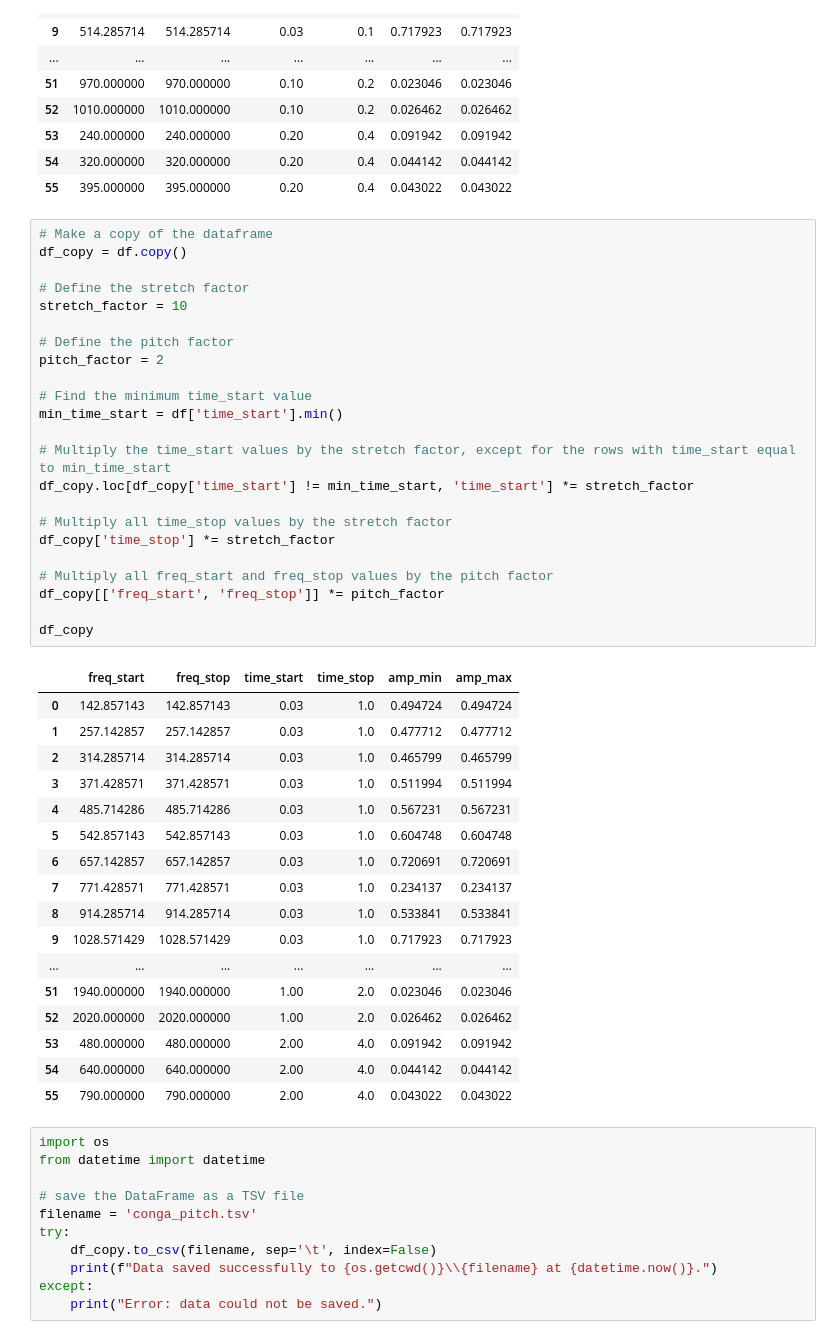
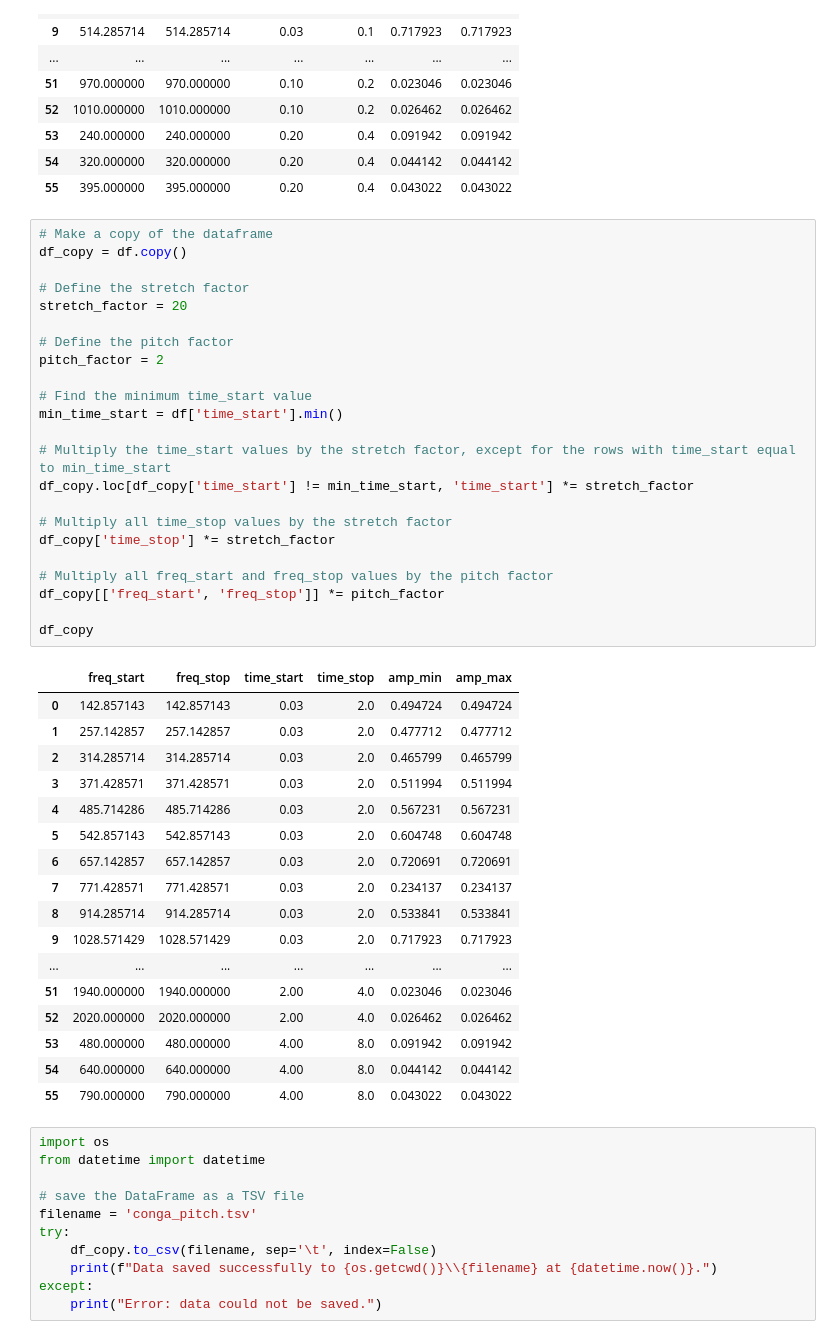
Before and after one commit to egorpol/audiospylt, a Jupyter notebook: df_pitch_stretch.ipynb, the cells around one changed output. Drawn from its saved outputs; the diff is of its cells as text.

```diff
--- a/df_pitch_stretch.ipynb
+++ b/df_pitch_stretch.ipynb
@@ -27,44 +27,44 @@ display(df)
 # %%
 # Make a copy of the dataframe
 df_copy = df.copy()
 
 # Define the stretch factor
-stretch_factor = 10
+stretch_factor = 20
 
 # Define the pitch factor
 pitch_factor = 2
 
 # Find the minimum time_start value
 min_time_start = df['time_start'].min()
 
 # Multiply the time_start values by the stretch factor, except for the rows with time_start equal to min_time_start
 df_copy.loc[df_copy['time_start'] != min_time_start, 'time_start'] *= stretch_factor
 
 # Multiply all time_stop values by the stretch factor
 df_copy['time_stop'] *= stretch_factor
 
 # Multiply all freq_start and freq_stop values by the pitch factor
 df_copy[['freq_start', 'freq_stop']] *= pitch_factor
 
 df_copy
 # %% [output]
 |  | freq_start | freq_stop | time_start | time_stop | amp_min | amp_max |
-| 0 | 142.857143 | 142.857143 | 0.03 | 1.0 | 0.494724 | 0.494724 |
-| 1 | 257.142857 | 257.142857 | 0.03 | 1.0 | 0.477712 | 0.477712 |
-| 2 | 314.285714 | 314.285714 | 0.03 | 1.0 | 0.465799 | 0.465799 |
-| 3 | 371.428571 | 371.428571 | 0.03 | 1.0 | 0.511994 | 0.511994 |
-| 4 | 485.714286 | 485.714286 | 0.03 | 1.0 | 0.567231 | 0.567231 |
-| 5 | 542.857143 | 542.857143 | 0.03 | 1.0 | 0.604748 | 0.604748 |
-| 6 | 657.142857 | 657.142857 | 0.03 | 1.0 | 0.720691 | 0.720691 |
-| 7 | 771.428571 | 771.428571 | 0.03 | 1.0 | 0.234137 | 0.234137 |
-| 8 | 914.285714 | 914.285714 | 0.03 | 1.0 | 0.533841 | 0.533841 |
-| 9 | 1028.571429 | 1028.571429 | 0.03 | 1.0 | 0.717923 | 0.717923 |
+| 0 | 142.857143 | 142.857143 | 0.03 | 2.0 | 0.494724 | 0.494724 |
+| 1 | 257.142857 | 257.142857 | 0.03 | 2.0 | 0.477712 | 0.477712 |
+| 2 | 314.285714 | 314.285714 | 0.03 | 2.0 | 0.465799 | 0.465799 |
+| 3 | 371.428571 | 371.428571 | 0.03 | 2.0 | 0.511994 | 0.511994 |
+| 4 | 485.714286 | 485.714286 | 0.03 | 2.0 | 0.567231 | 0.567231 |
+| 5 | 542.857143 | 542.857143 | 0.03 | 2.0 | 0.604748 | 0.604748 |
+| 6 | 657.142857 | 657.142857 | 0.03 | 2.0 | 0.720691 | 0.720691 |
+| 7 | 771.428571 | 771.428571 | 0.03 | 2.0 | 0.234137 | 0.234137 |
+| 8 | 914.285714 | 914.285714 | 0.03 | 2.0 | 0.533841 | 0.533841 |
+| 9 | 1028.571429 | 1028.571429 | 0.03 | 2.0 | 0.717923 | 0.717923 |
 | ... | ... | ... | ... | ... | ... | ... |
-| 51 | 1940.000000 | 1940.000000 | 1.00 | 2.0 | 0.023046 | 0.023046 |
-| 52 | 2020.000000 | 2020.000000 | 1.00 | 2.0 | 0.026462 | 0.026462 |
-| 53 | 480.000000 | 480.000000 | 2.00 | 4.0 | 0.091942 | 0.091942 |
-| 54 | 640.000000 | 640.000000 | 2.00 | 4.0 | 0.044142 | 0.044142 |
-| 55 | 790.000000 | 790.000000 | 2.00 | 4.0 | 0.043022 | 0.043022 |
+| 51 | 1940.000000 | 1940.000000 | 2.00 | 4.0 | 0.023046 | 0.023046 |
+| 52 | 2020.000000 | 2020.000000 | 2.00 | 4.0 | 0.026462 | 0.026462 |
+| 53 | 480.000000 | 480.000000 | 4.00 | 8.0 | 0.091942 | 0.091942 |
+| 54 | 640.000000 | 640.000000 | 4.00 | 8.0 | 0.044142 | 0.044142 |
+| 55 | 790.000000 | 790.000000 | 4.00 | 8.0 | 0.043022 | 0.043022 |
 # %%
 import os
 from datetime import datetime
```
Also changed, not shown: 12 other files.
